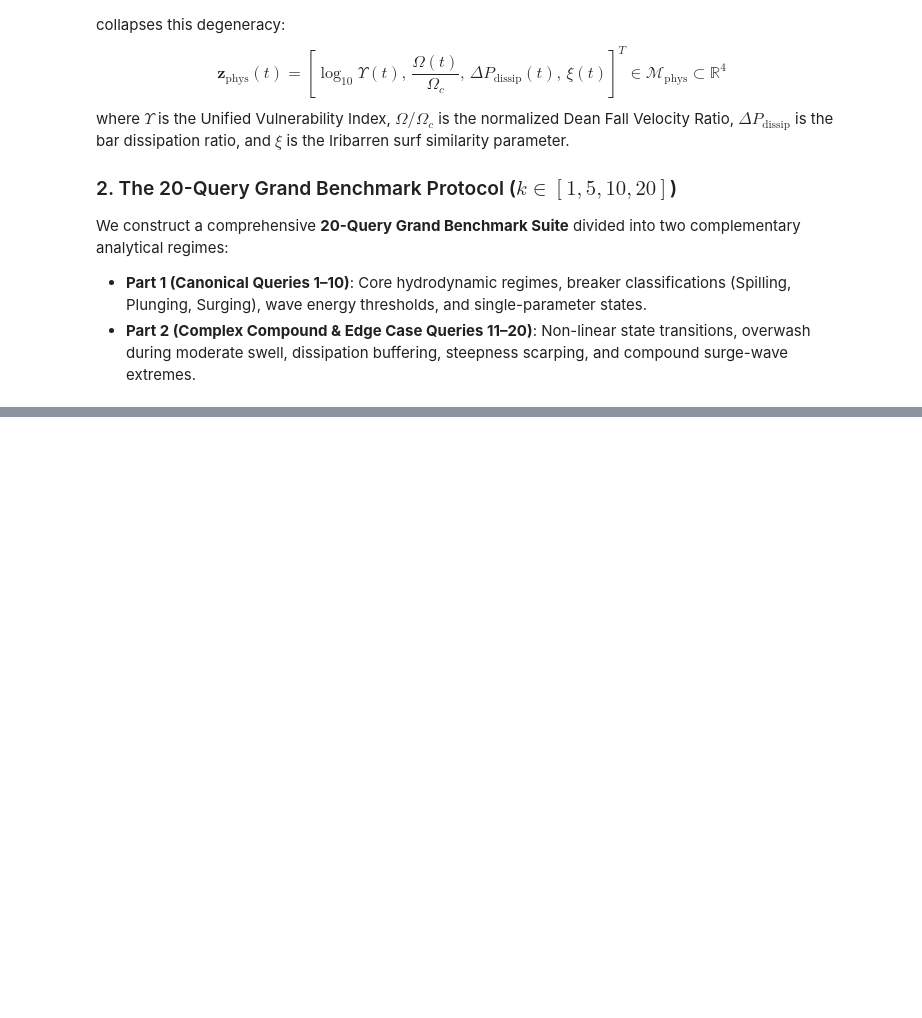
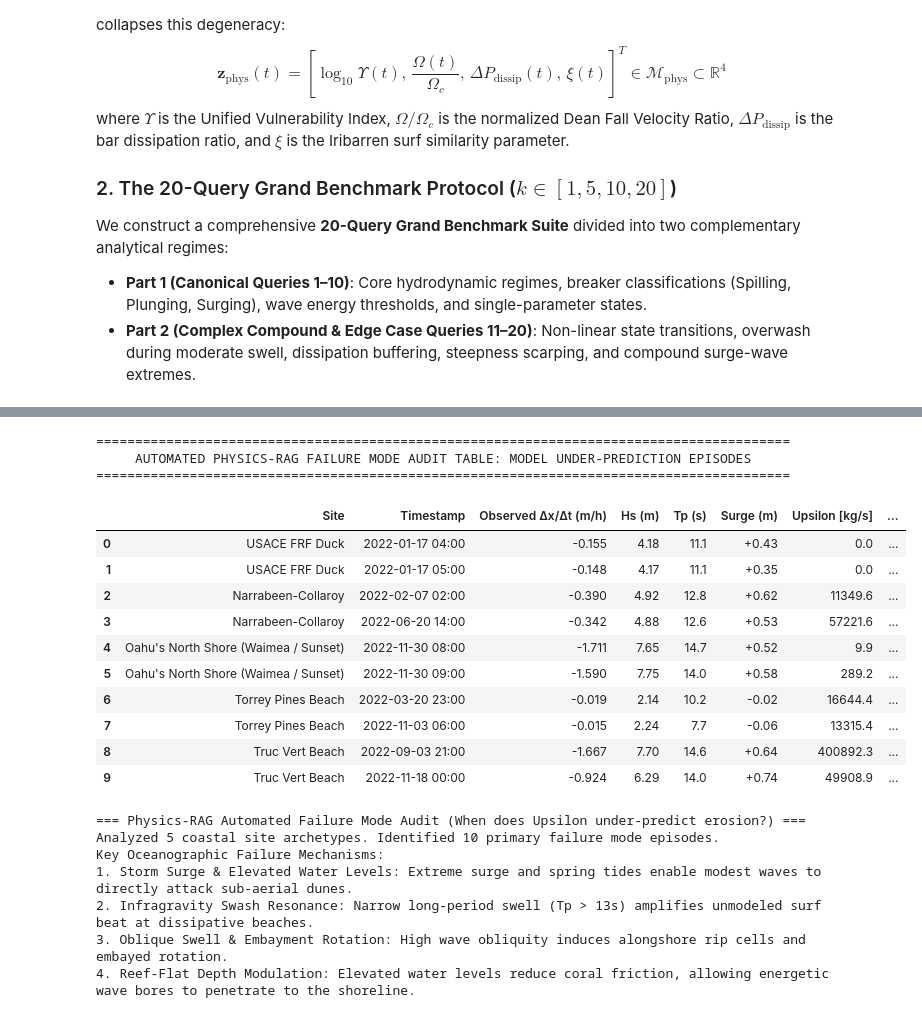
Before and after one commit to sam-tritto/unified-coastal-erosion-index, a Jupyter notebook: 04_Physics_RAG_Deployment.ipynb, the cells around one changed output, grey strips where cells are left out. Saved outputs shown, nothing was run; the diff lists cells and outputs as text; code cells hidden in the pictures; blank space fills up the shorter version.

```diff
--- a/04_Physics_RAG_Deployment.ipynb
+++ b/04_Physics_RAG_Deployment.ipynb
@@ -895,0 +886,40 @@ Evaluating Baseline 2: Physics-RAG (Proposed) across all 20 benchmark queries (k
+# %%
+# 1. Execute Automated Failure Mode Query across all 5 Global Coastal Sites
+failure_audit = rag_engine.query_failure_modes(
+    query_text="When does Upsilon under-predict erosion?",
+    top_k_per_site=2,
+    pre_window_hours=72.0,
+    post_window_hours=24.0,
+    sites=["duck_nc", "narrabeen_aus", "oahu_north_shore_hi", "torrey_pines_ca", "truc_vert_france"],
+)
+
+df_failure_episodes = failure_audit["failure_episodes_df"]
+
+print("=========================================================================================")
+print("     AUTOMATED PHYSICS-RAG FAILURE MODE AUDIT TABLE: MODEL UNDER-PREDICTION EPISODES     ")
+print("=========================================================================================")
+display_cols_fail = ["Site", "Timestamp", "Observed Δx/Δt (m/h)", "Hs (m)", "Tp (s)", "Surge (m)", "Upsilon [kg/s]", "Discrepancy Score", "Physical Root Cause"]
+display(df_failure_episodes[display_cols_fail])
+print("\n" + failure_audit["diagnostic_summary"])
+# %% [output]
+=========================================================================================
+     AUTOMATED PHYSICS-RAG FAILURE MODE AUDIT TABLE: MODEL UNDER-PREDICTION EPISODES
+=========================================================================================
+|  | Site | Timestamp | Observed Δx/Δt (m/h) | Hs (m) | Tp (s) | Surge (m) | Upsilon [kg/s] | ... |
+| 0 | USACE FRF Duck | 2022-01-17 04:00 | -0.155 | 4.18 | 11.1 | +0.43 | 0.0 | ... |
+| 1 | USACE FRF Duck | 2022-01-17 05:00 | -0.148 | 4.17 | 11.1 | +0.35 | 0.0 | ... |
+| 2 | Narrabeen-Collaroy | 2022-02-07 02:00 | -0.390 | 4.92 | 12.8 | +0.62 | 11349.6 | ... |
+| 3 | Narrabeen-Collaroy | 2022-06-20 14:00 | -0.342 | 4.88 | 12.6 | +0.53 | 57221.6 | ... |
+| 4 | Oahu's North Shore (Waimea / Sunset) | 2022-11-30 08:00 | -1.711 | 7.65 | 14.7 | +0.52 | 9.9 | ... |
+| 5 | Oahu's North Shore (Waimea / Sunset) | 2022-11-30 09:00 | -1.590 | 7.75 | 14.0 | +0.58 | 289.2 | ... |
+| 6 | Torrey Pines Beach | 2022-03-20 23:00 | -0.019 | 2.14 | 10.2 | -0.02 | 16644.4 | ... |
+| 7 | Torrey Pines Beach | 2022-11-03 06:00 | -0.015 | 2.24 | 7.7 | -0.06 | 13315.4 | ... |
+| 8 | Truc Vert Beach | 2022-09-03 21:00 | -1.667 | 7.70 | 14.6 | +0.64 | 400892.3 | ... |
+| 9 | Truc Vert Beach | 2022-11-18 00:00 | -0.924 | 6.29 | 14.0 | +0.74 | 49908.9 | ... |
+=== Physics-RAG Automated Failure Mode Audit (When does Upsilon under-predict erosion?) ===
+Analyzed 5 coastal site archetypes. Identified 10 primary failure mode episodes.
+Key Oceanographic Failure Mechanisms:
+1. Storm Surge & Elevated Water Levels: Extreme surge and spring tides enable modest waves to directly attack sub-aerial dunes.
+2. Infragravity Swash Resonance: Narrow long-period swell (Tp > 13s) amplifies unmodeled surf beat at dissipative beaches.
+3. Oblique Swell & Embayment Rotation: High wave obliquity induces alongshore rip cells and embayed rotation.
+4. Reef-Flat Depth Modulation: Elevated water levels reduce coral friction, allowing energetic wave bores to penetrate to the shoreline.
```
Also changed, not shown: parts of 9 cells of this notebook, 5 other files.
